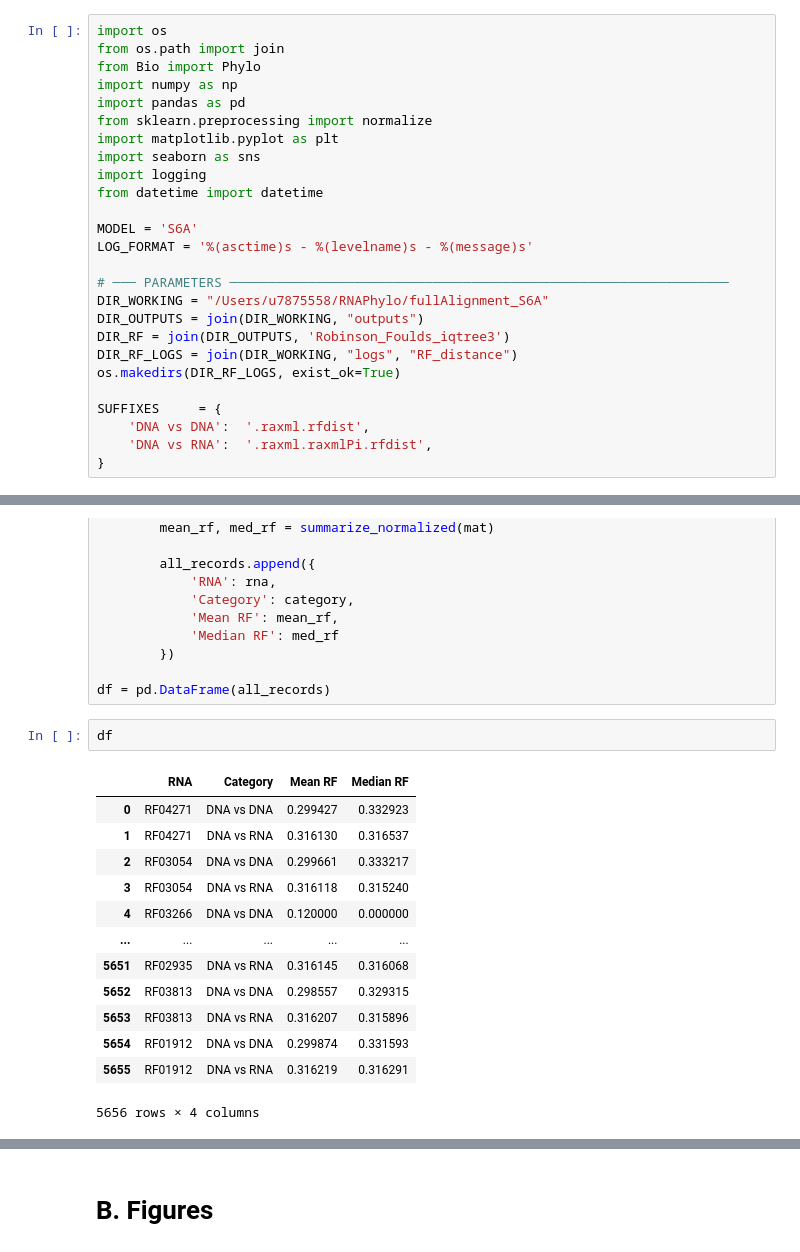
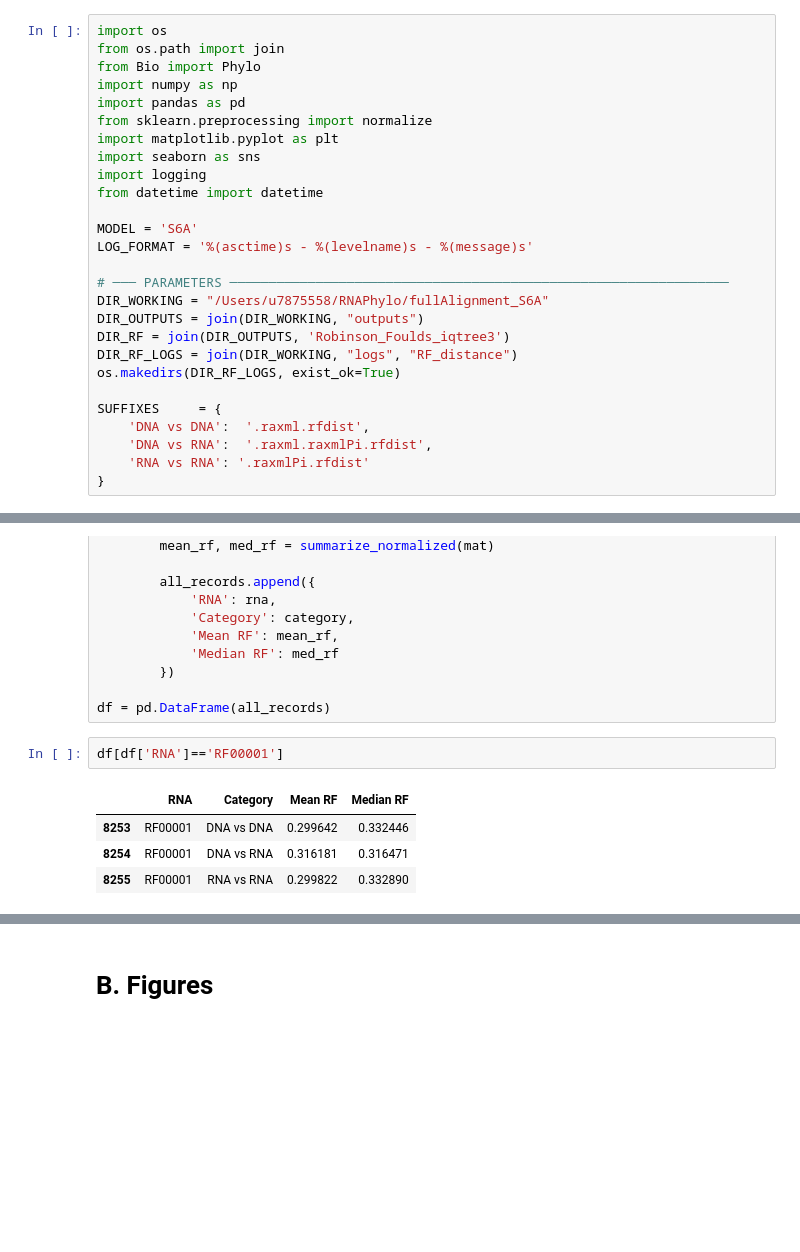
Before and after one commit to vannguyenh/RNAPhylo, a Jupyter notebook: scripts/analysis_scripts/RobinsonFould/figures_RF.ipynb, the cells around one changed output, grey strips where cells are left out. Drawn from its saved outputs; the diff is of its cells as text; blank space fills up the shorter version.

```diff
--- a/scripts/analysis_scripts/RobinsonFould/figures_RF.ipynb
+++ b/scripts/analysis_scripts/RobinsonFould/figures_RF.ipynb
@@ -23,6 +23,7 @@ os.makedirs(DIR_RF_LOGS, exist_ok=True)
 SUFFIXES     = {
     'DNA vs DNA':  '.raxml.rfdist',
     'DNA vs RNA':  '.raxml.raxmlPi.rfdist',
+    'RNA vs RNA': '.raxmlPi.rfdist'
 }
 # %% [markdown]
 # A. Produce a dataframe containing all normalised RF distances of FULL dataset (only S6A model)
@@ -82,20 +88,11 @@ for rna in os.listdir(DIR_RF):
 
 df = pd.DataFrame(all_records)
 # %%
-df
+df[df['RNA']=='RF00001']
 # %% [output]
 |  | RNA | Category | Mean RF | Median RF |
-| 0 | RF04271 | DNA vs DNA | 0.299427 | 0.332923 |
-| 1 | RF04271 | DNA vs RNA | 0.316130 | 0.316537 |
-| 2 | RF03054 | DNA vs DNA | 0.299661 | 0.333217 |
-| 3 | RF03054 | DNA vs RNA | 0.316118 | 0.315240 |
-| 4 | RF03266 | DNA vs DNA | 0.120000 | 0.000000 |
-| ... | ... | ... | ... | ... |
-| 5651 | RF02935 | DNA vs RNA | 0.316145 | 0.316068 |
-| 5652 | RF03813 | DNA vs DNA | 0.298557 | 0.329315 |
-| 5653 | RF03813 | DNA vs RNA | 0.316207 | 0.315896 |
-| 5654 | RF01912 | DNA vs DNA | 0.299874 | 0.331593 |
-| 5655 | RF01912 | DNA vs RNA | 0.316219 | 0.316291 |
+| 8253 | RF00001 | DNA vs DNA | 0.299642 | 0.332446 |
+| 8254 | RF00001 | DNA vs RNA | 0.316181 | 0.316471 |
+| 8255 | RF00001 | RNA vs RNA | 0.299822 | 0.332890 |
-5656 rows × 4 columns
 # %%
 # sort out RNA families having median RF > 0.3
```
Also changed, not shown: parts of 26 cells of this notebook.
